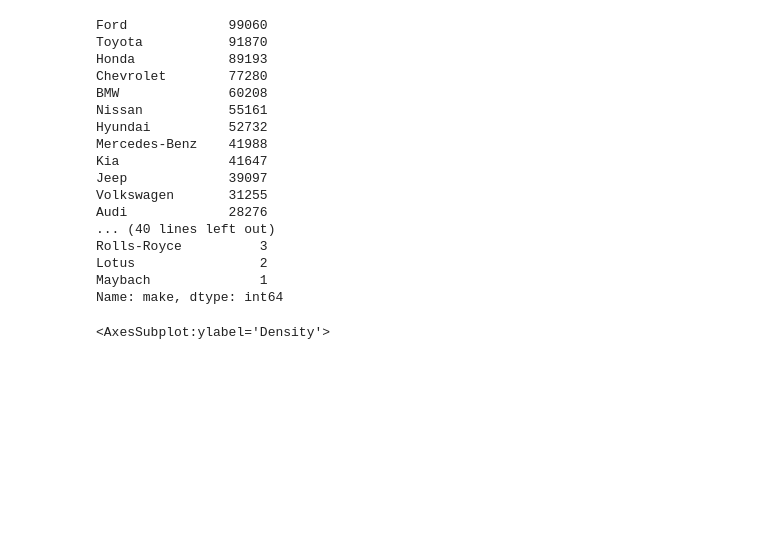
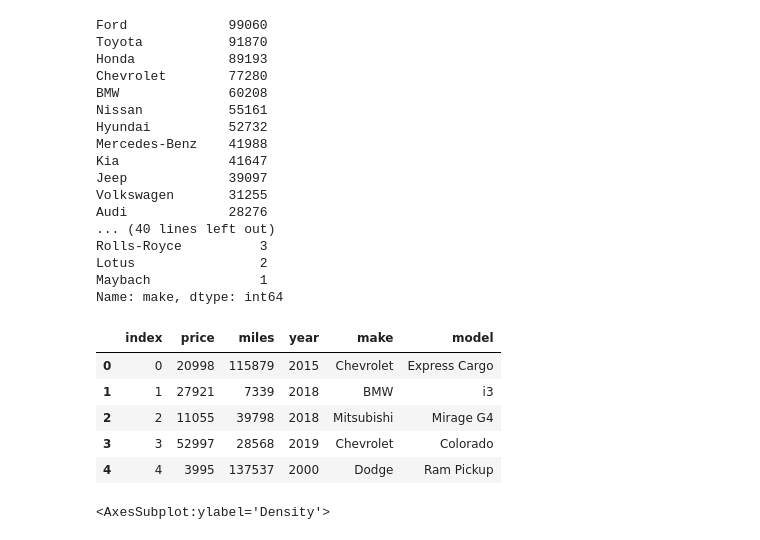
Before and after one commit to HWallace14/Final_Project, a Jupyter notebook: car_cluster.ipynb, the cells around one changed output. Cells and saved outputs as stored; diff of their text form; code cells hidden in the pictures; blank space fills up the shorter version.

```diff
--- a/car_cluster.ipynb
+++ b/car_cluster.ipynb
@@ -129,6 +129,16 @@ db_string = f"postgresql://postgres:{'Butterbean-15'}@127.0.0.1:5432/final_proje
 # %%
 engine=create_engine(db_string)
 clean_df.to_sql(name='cars_clean', con=engine)
+# %%
+new_df =pd.read_sql_query('select * from cars_clean',con=engine)
+new_df.head()
+# %% [output]
+|  | index | price | miles | year | make | model |
+| 0 | 0 | 20998 | 115879 | 2015 | Chevrolet | Express Cargo |
+| 1 | 1 | 27921 | 7339 | 2018 | BMW | i3 |
+| 2 | 2 | 11055 | 39798 | 2018 | Mitsubishi | Mirage G4 |
+| 3 | 3 | 52997 | 28568 | 2019 | Chevrolet | Colorado |
+| 4 | 4 | 3995 | 137537 | 2000 | Dodge | Ram Pickup |
 # %%
 make_counts.plot.density()
 # %% [output]
```
